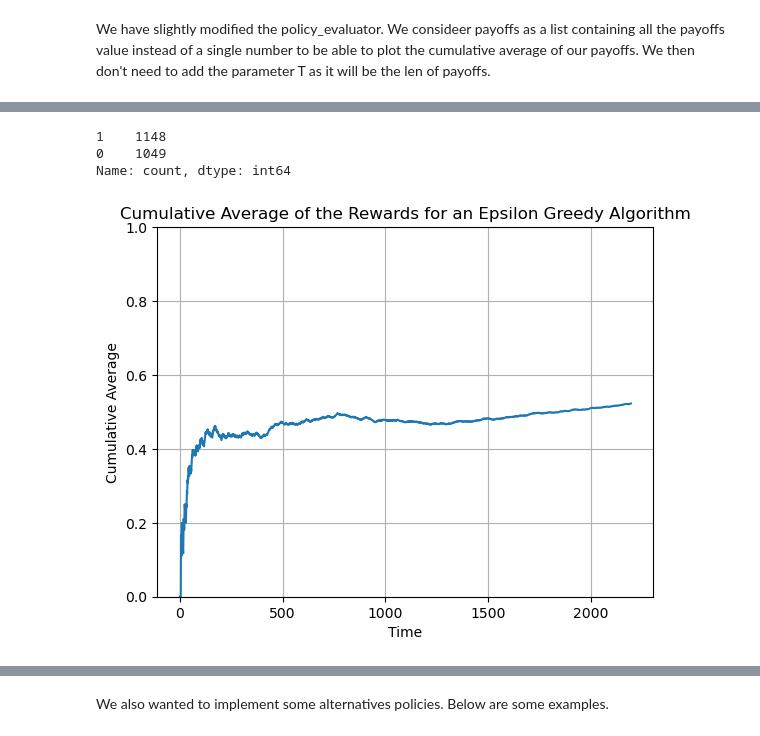
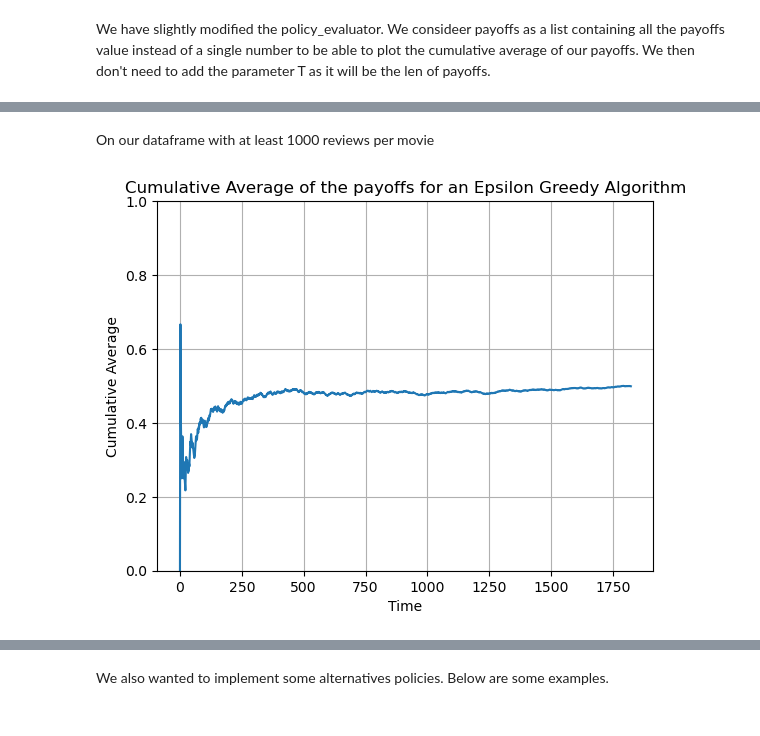
Before and after one commit to fllin1/aml_mab, a Jupyter notebook: MAB Algorithms/policy_evaluator_epsilon.ipynb, the cells around one changed output, grey strips where cells are left out. Drawn from its saved outputs; the diff is of its cells as text; code cells hidden in the pictures.

```diff
--- a/MAB Algorithms/policy_evaluator_epsilon.ipynb
+++ b/MAB Algorithms/policy_evaluator_epsilon.ipynb
@@ -13,5 +29,5 @@ We then don't need to add the parameter T as it will be the len of payoffs.
 # %%
-def policy_evaluator_epsilon(dataframe, epsilon_value = 0.15):
+def policy_evaluator_epsilon_random(dataframe, epsilon_value = 0.15):
     # We get the list of the arms (the movies)
     arms = dataframe['movie_id'].unique().tolist()
     # We initialize an empty history
@@ -22,7 +38,7 @@ def policy_evaluator_epsilon(dataframe, epsilon_value = 0.15):
         # We check our t-th row
         t_event = dataframe[t : t + 1]
         # If the movie recommended matches the movie of our dataframe, we update our history and our payoffs
-        if epsilon_greedy_algorithm(history, arms, epsilon=epsilon_value, n_recommendations=1) == t_event['movie_id'].iloc[0] :
+        if epsilon_greedy_algorithm_random(history, arms, epsilon=epsilon_value, n_recommendations=1) == t_event['movie_id'].iloc[0] :
             history.loc[len(history)] = t_event.iloc[0].to_list()
             payoffs.append(t_event['binary_rating'].iloc[0])
     return payoffs
@@ -40,8 +61,4 @@ df.head()
+# %% [markdown]
+On our dataframe with at least 1000 reviews per movie
 # %%
-payoffs = policy_evaluator_epsilon(df, epsilon_value = 0.15)
+payoffs1 = policy_evaluator_epsilon_random(df, epsilon_value = 0.15)
-# %%
-pd.DataFrame(payoffs).value_counts()
-# %% [output]
-1    1148
-0    1049
-Name: count, dtype: int64
@@ -48,12 +67,12 @@ Name: count, dtype: int64
 # %%
-cumulative_average = np.cumsum(payoffs) / np.arange(1, len(payoffs)+1)
+cumulative_average = np.cumsum(payoffs1) / np.arange(1, len(payoffs1)+1)
 
 plt.plot(cumulative_average)
 plt.xlabel("Time")
 plt.ylabel("Cumulative Average")
 plt.title("Cumulative Average of the payoffs for an Epsilon Greedy Algorithm")
 plt.ylim(0, 1)
 plt.grid(True)
 plt.show()
 # %% [output]
-[figure, old version]
+[figure, new version]
```
Also changed, not shown: parts of 22 cells of this notebook, 7 other files.
